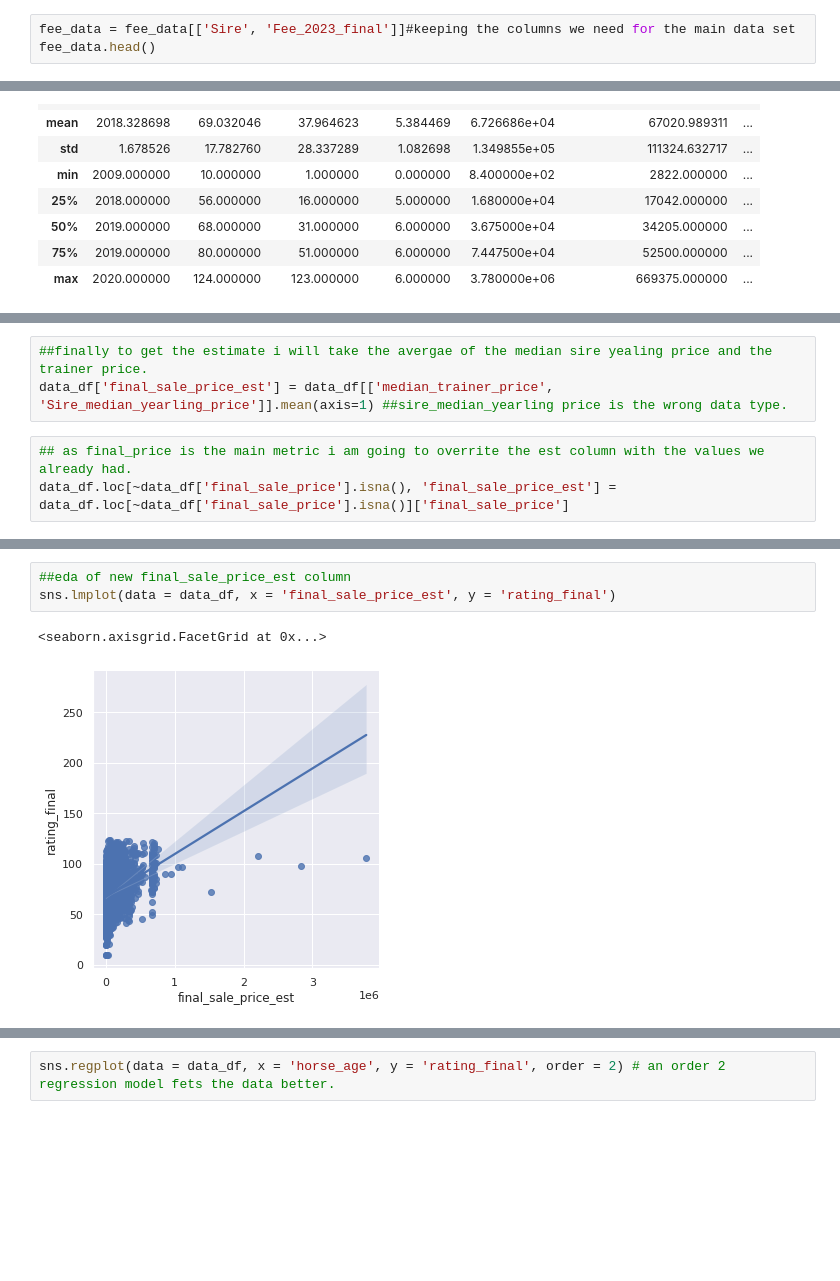
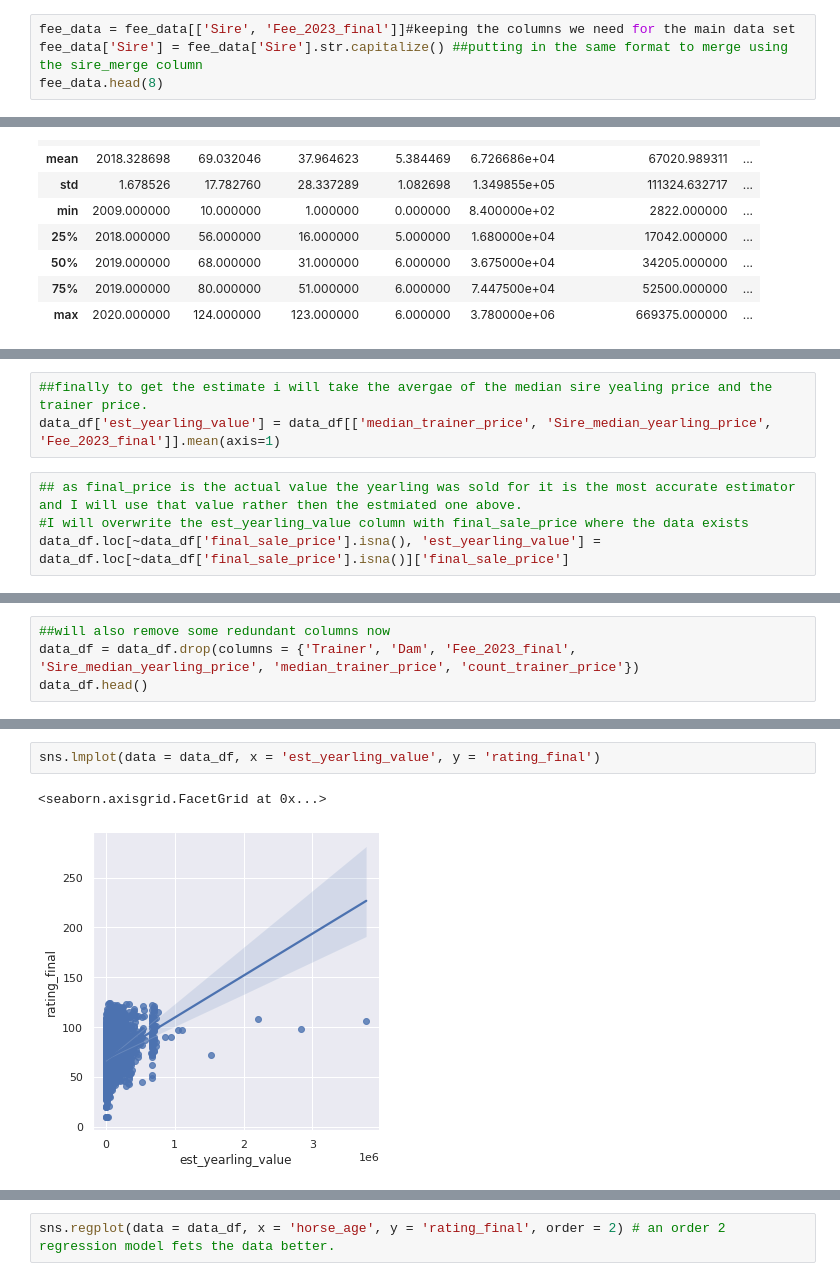
Before and after one commit to samkirwanppb/UCDPA_SamKirwan, a Jupyter notebook: project.ipynb, the cells around one changed output, grey strips where cells are left out. Saved outputs shown, nothing was run; the diff lists cells and outputs as text; blank space fills up the shorter version.

```diff
--- a/project.ipynb
+++ b/project.ipynb
@@ -316,7 +316,8 @@ fee_data.head() #have clean data scraped from the web in the formate that we req
 | 4 | Awtaad | Derrinstown | €5000 (€5000) | 5000 | 5000.0 | € | € | 4400.0 | ... |
 # %%
 fee_data = fee_data[['Sire', 'Fee_2023_final']]#keeping the columns we need for the main data set
-fee_data.head()
+fee_data['Sire'] = fee_data['Sire'].str.capitalize() ##putting in the same format to merge using the sire_merge column
+fee_data.head(8)
 # %% [output]
 |  | Sire | Fee_2023_final |
 | 0 | Acclamation | 24200.0 |
@@ -484,8 +450,9 @@ data_df.head()
 | 4 | A LADY FOREVER (GB) | 2019 | FILLY | ADAAY (IRE) | LADY FILLY (GB) | Robyn Brisland | 42.0 | 35.0 | 4.0 | ... |
 # %%
 ##finally to get the estimate i will take the avergae of the median sire yealing price and the trainer price.
-data_df['final_sale_price_est'] = data_df[['median_trainer_price', 'Sire_median_yearling_price']].mean(axis=1) ##sire_median_yearling price is the wrong data type.
+data_df['est_yearling_value'] = data_df[['median_trainer_price', 'Sire_median_yearling_price', 'Fee_2023_final']].mean(axis=1)
 # %%
-## as final_price is the main metric i am going to overrite the est column with the values we already had.
-data_df.loc[~data_df['final_sale_price'].isna(), 'final_sale_price_est'] = data_df.loc[~data_df['final_sale_price'].isna()]['final_sale_price']
+## as final_price is the actual value the yearling was sold for it is the most accurate estimator and I will use that value rather then the estmiated one above.
+#I will overwrite the est_yearling_value column with final_sale_price where the data exists
+data_df.loc[~data_df['final_sale_price'].isna(), 'est_yearling_value'] = data_df.loc[~data_df['final_sale_price'].isna()]['final_sale_price']
 # %%
@@ -510,0 +489,4 @@ dtype: int64
+# %%
+##will also remove some redundant columns now
+data_df = data_df.drop(columns = {'Trainer', 'Dam', 'Fee_2023_final', 'Sire_median_yearling_price', 'median_trainer_price', 'count_trainer_price'})
+data_df.head()
@@ -511,9 +507,8 @@ dtype: int64
 # %%
-##eda of new final_sale_price_est column
-sns.lmplot(data = data_df, x = 'final_sale_price_est', y = 'rating_final')
+sns.lmplot(data = data_df, x = 'est_yearling_value', y = 'rating_final')
 # %% [output]
 <seaborn.axisgrid.FacetGrid at 0x...>
-[figure, old version]
+[figure, new version]
 # %%
 #we can also see in the above graph that final_sale_price_est has 4 outliers that cose more then 1,200,000. If we were to included these in the model the predicted final rating would be way over the max 130.
 #should probably do a bit on testing the outliers effecting the model.
```
Also changed, not shown: parts of 79 cells of this notebook.
